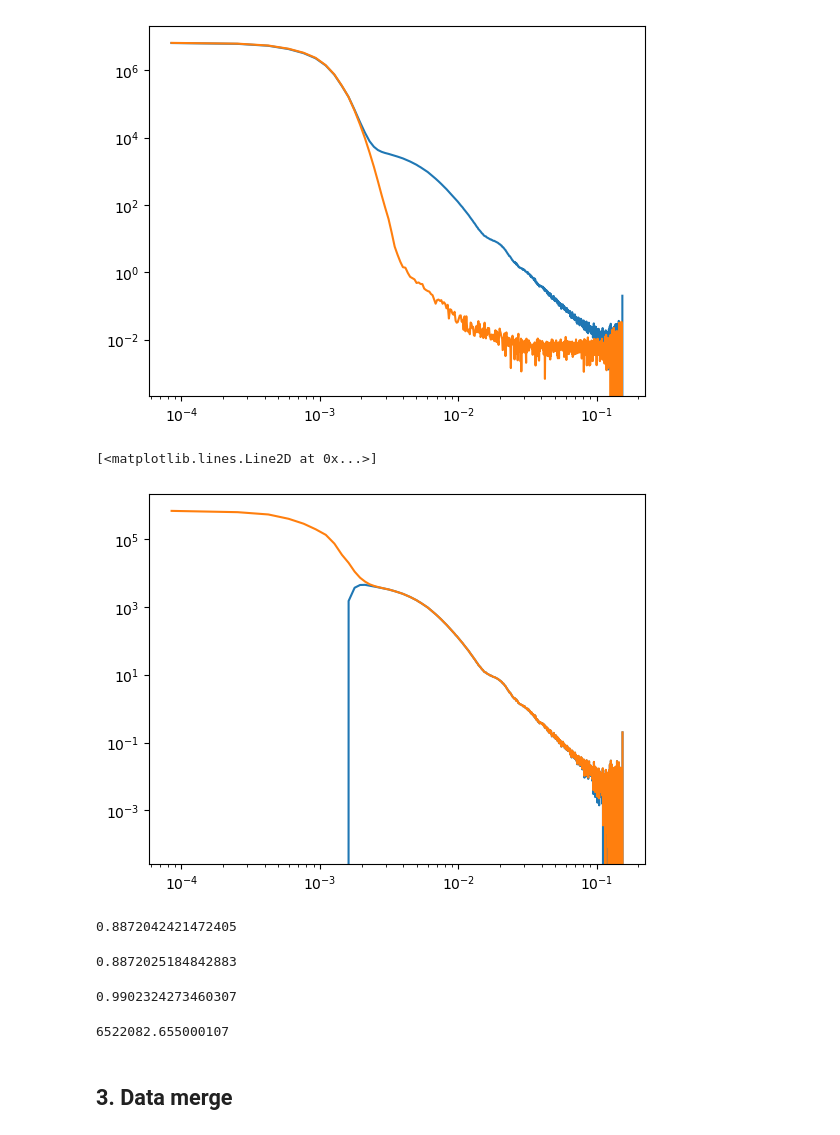
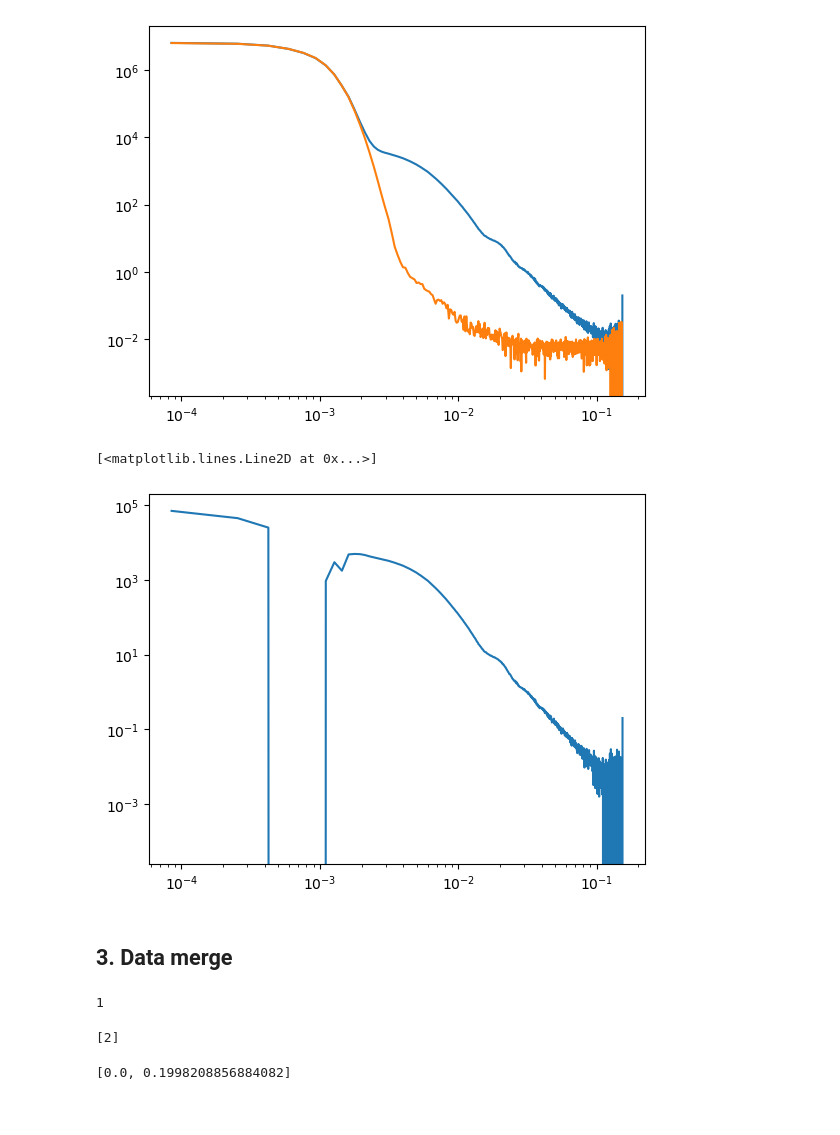
Before and after one commit to pozzo-research-group/saxs_data_processing, a Jupyter notebook: brenden_prototype/datamerge/saxs_data_process_prototyping.ipynb, the cells around one changed output. Drawn from its saved outputs; the diff is of its cells as text; code cells hidden in the pictures.

Commit message:
add some subtraction work

```diff
--- a/brenden_prototype/datamerge/saxs_data_process_prototyping.ipynb
+++ b/brenden_prototype/datamerge/saxs_data_process_prototyping.ipynb
@@ -107,2 +74,0 @@ maxs_data
-# %%
-scale_factor = esaxs_metadata['Intensity1']/esaxs_bkg_metadata['Intensity1']
@@ -109 +116,18 @@ scale_factor = esaxs_metadata['Intensity1']/esaxs_bkg_metadata['Intensity1']
+# %%
+#run subtraction with scaled data
+
+data2_scaled = scale_data(data1, data2, scale_qmin, scale_qmax)
+
+# check that q values line up for everything
+assert np.isclose(data1['q'].to_numpy(), data2_scaled['q'].to_numpy()).all()
+# once we get fancier look into allowance for slop or interpolation options. For now throw out anything not compliant ^^
+
+subtracted_data = data1.copy()
+
+subtracted_I = data1['I'] - data2_scaled['I']
+#get rid of negative values
+#subtracted_I = np.delete(subtracted_I, subtracted_I < 0)
+#np.delete(
+
+subtracted_data['I'] = subtracted_I
 # %%
@@ -112,27 +136,10 @@ plt.loglog(esaxs_bkg_data['q'], esaxs_bkg_data['I'])
 # %% [output]
 [<matplotlib.lines.Line2D at 0x...>]
 [figure]
-# %%
-plt.loglog(esaxs_data['q'], esaxs_data['I'] - esaxs_bkg_data['I'])
-plt.loglog(esaxs_data['q'], esaxs_data['I'] - scale_factor*esaxs_bkg_data['I'])
-# %% [output]
-[<matplotlib.lines.Line2D at 0x...>]
-[figure, removed]
-# %%
-esaxs_metadata['Intensity1']/esaxs_bkg_metadata['Intensity1']
-# %% [output]
-0.8872042421472405
-# %%
-esaxs_metadata['SumForIntensity1']/esaxs_bkg_metadata['SumForIntensity1']
-# %% [output]
-0.8872025184842883
-# %%
-esaxs_data['I'][0]/esaxs_bkg_data['I'][0]
-# %% [output]
-0.9902324273460307
-# %%
-esaxs_bkg_data['I'][0]
-# %% [output]
-6522082.655000107
+# %%
+plt.loglog(subtracted_data['q'], subtracted_data['I'])
+# %% [output]
+[<matplotlib.lines.Line2D at 0x...>]
+[figure, added]
 # %% [markdown]
 ## 3. Data merge
@@ -138,0 +161,12 @@ esaxs_bkg_data['I'][0]
+# %%
+l.pop(0)
+# %% [output]
+1
+# %%
+l
+# %% [output]
+[2]
+# %%
+last_3_Is
+# %% [output]
+[0.0, 0.1998208856884082]
```
Also changed, not shown: parts of 15 cells of this notebook.
